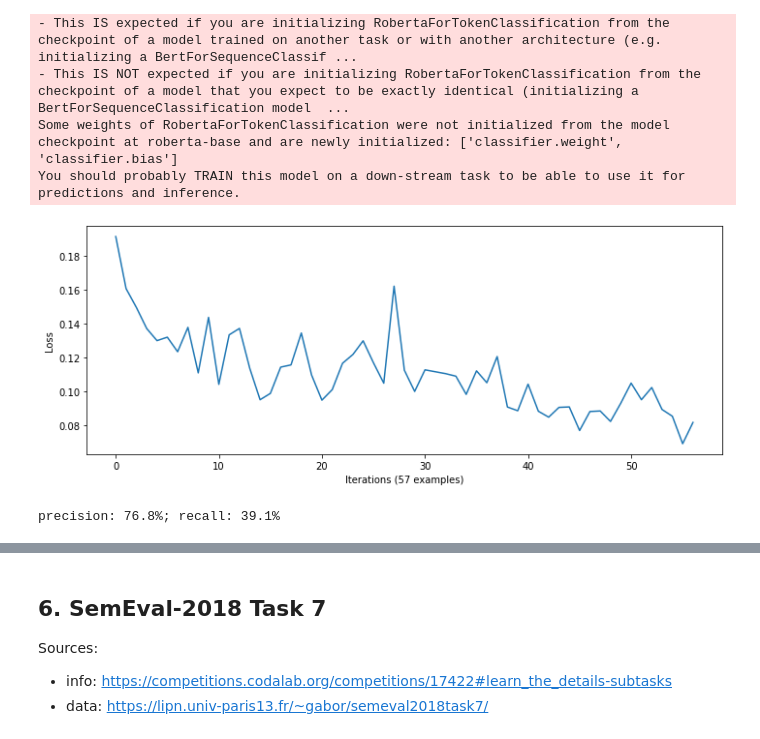
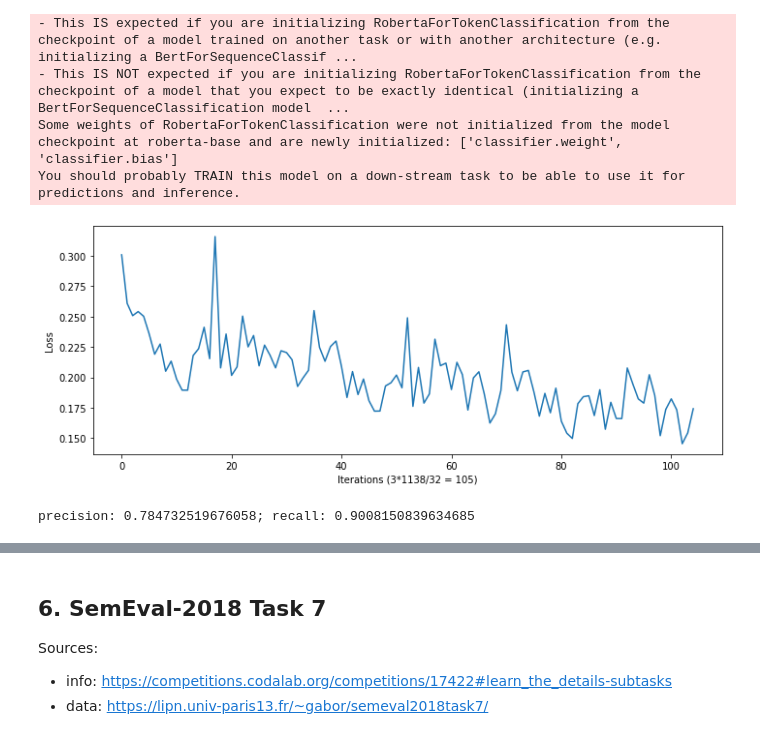
Before and after one commit to eriktks/cognitive_mapping, a Jupyter notebook: phrases.ipynb, the cells around one changed output, grey strips where cells are left out. Cells and saved outputs as stored; diff of their text form; code cells hidden in the pictures.

```diff
--- a/phrases.ipynb
+++ b/phrases.ipynb
@@ -354,32 +393,33 @@ optimizer = optim.AdamW(params=model.parameters(), lr=1e-5)
-# %%
-n_epochs = 1
-train_data = torch.utils.data.DataLoader(project_data_converted['train'], batch_size=4)
 # %%
-train_loss = []
-for epoch in tqdmn(range(n_epochs)):
-    current_loss = 0
-    for i, batch in enumerate(tqdmn(train_data)):
-        batch = { k: v.to(device) for k, v in batch.items() }
-        outputs = model(**batch)
-        loss = outputs[0]
-        loss.backward()
-        current_loss += loss.item()
-        if i % 8 == 0 and i > 0:
-            optimizer.step()
-            optimizer.zero_grad()
-            train_loss.append(current_loss / 32)
-            current_loss = 0
-    optimizer.step()
-    optimizer.zero_grad()
+def train(train_data, model, device, optimizer, n_epochs):
+    train_loss = []
+    for epoch in tqdmn(range(n_epochs)):
+        current_loss = 0
+        for i, batch in enumerate(tqdmn(train_data)):
+            batch = { k: v.to(device) for k, v in batch.items() }
+            outputs = model(**batch)
+            loss = outputs[0]
+            loss.backward()
+            current_loss += loss.item()
+            if i % 8 == 0 and i > 0:
+                optimizer.step()
+                optimizer.zero_grad()
+                train_loss.append(current_loss / 32)
+                current_loss = 0
+        optimizer.step()
+        optimizer.zero_grad()
+    return train_loss
+# %%
+train_loss = train(train_data, model, device, optimizer, n_epochs)
 # %%
 fig, ax = plt.subplots(figsize=(10, 4))
 ax.plot(train_loss)
 ax.set_ylabel('Loss')
-ax.set_xlabel(f'Iterations ({len(train_loss)} examples)')
+ax.set_xlabel(f'Iterations ({n_epochs}*{len(combined_data)}/32 = {n_epochs*int(len(combined_data)/32)})')
 fig.tight_layout()
 plt.show()
 # %% [output]
-[figure, old version]
+[figure, new version]
 # %%
 model = model.eval()
 test_data = torch.utils.data.DataLoader(project_data_converted['train'], batch_size=4)
@@ -414,9 +456,9 @@ else:
     precision = found / (found + wrong)
 recall = found / (found + missed)
 
-print(f"precision: {100*precision:0.3}%; recall: {100*recall:0.3}%")
+print(f"precision: {precision}; recall: {recall}")
 # %% [output]
-precision: 76.8%; recall: 39.1%
+precision: 0.784732519676058; recall: 0.9008150839634685
 # %%
 for i in range(num_labels):
     confusion[i] = confusion[i] / confusion[i].sum()
```
Also changed, not shown: parts of 27 cells of this notebook.
